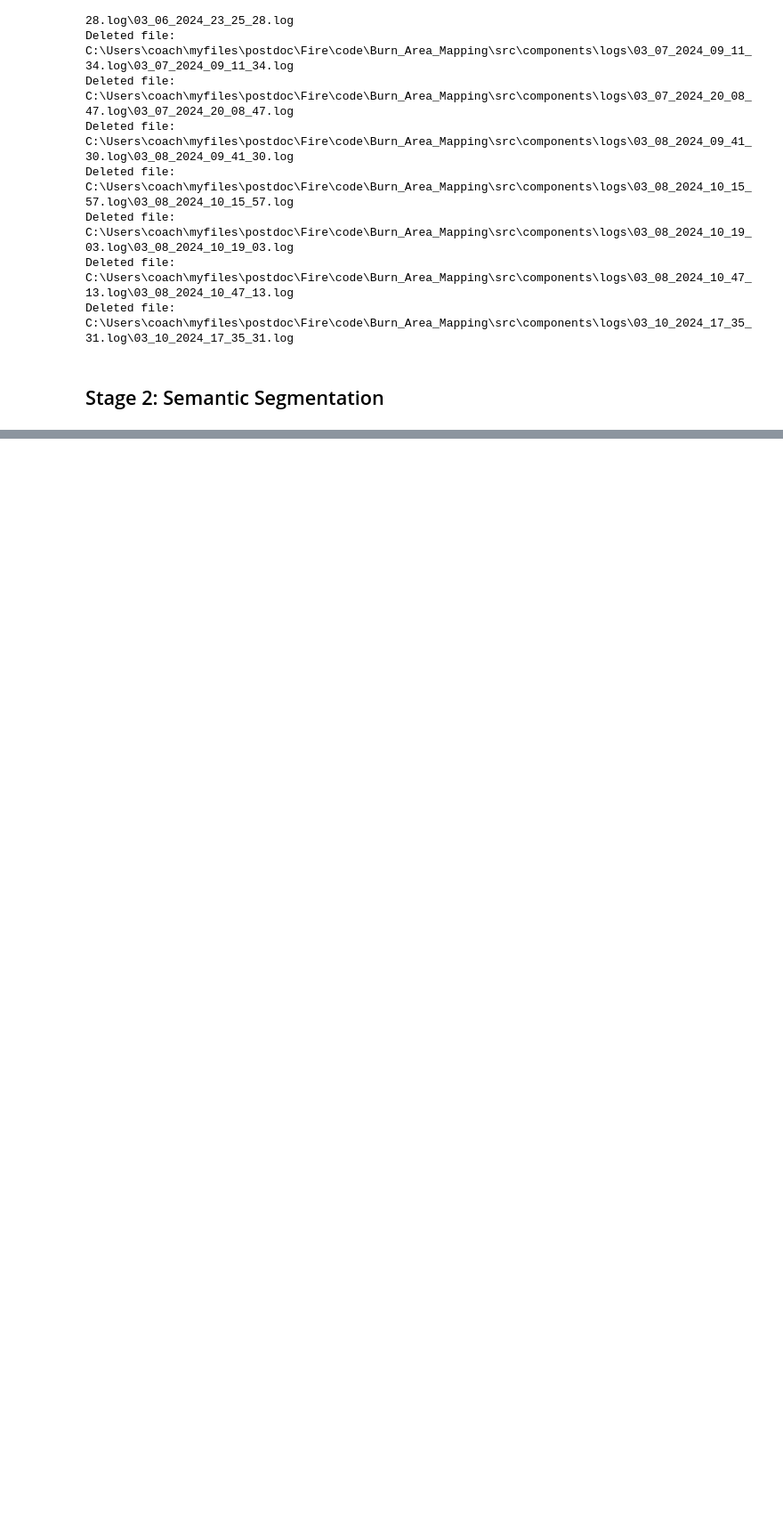
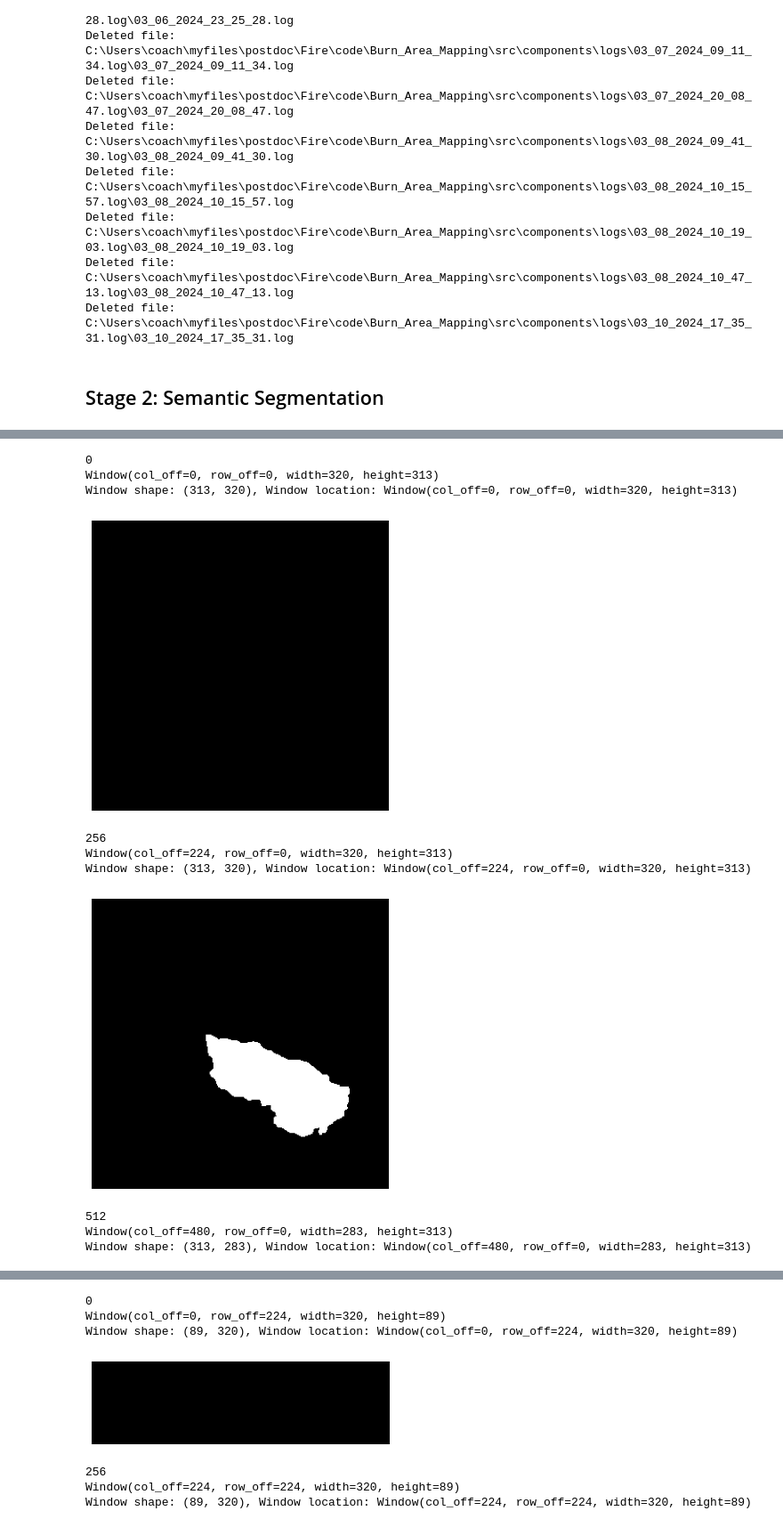
Before and after one commit to Geethen/Burn_Area_Mapping, a Jupyter notebook: src/notebooks/NB_test.ipynb, the cells around one changed output, grey strips where cells are left out. Shown at 89% size. Saved outputs shown, nothing was run; the diff lists cells and outputs as text; code cells hidden in the pictures; blank space fills up the shorter version.

```diff
--- a/src/notebooks/NB_test.ipynb
+++ b/src/notebooks/NB_test.ipynb
@@ -313,0 +239,56 @@ def inference(infile, imgTransforms, model, outfile, patchSize, num_workers=4, d
+# %%
+import rasterio as rio
+from rasterio import windows
+import matplotlib.pyplot as plt
+
+# Define the path to the raster file
+raster_path = r"C:\Users\coach\myfiles\postdoc\Fire\data\DNN\Y\label_0.tif"
+
+def overlapping_blocks(src, overlap=0, band=1, patch_size=64):
+    profile = src.profile
+    profile.update(blockxsize= patch_size, blockysize= patch_size, tiled=True, count=1)
+
+    for ji, window in src.block_windows(1):
+        # Adjust the window to include the overlap
+        col_off = max(window.col_off - overlap, 0)
+        print(window.col_off)
+        row_off = max(window.row_off - overlap, 0)
+        width = min(patch_size + overlap * 2, src.width - col_off)
+        height = min(patch_size + overlap * 2, src.height - row_off)
+
+        window = windows.Window(
+            col_off=col_off,
+            row_off=row_off,
+            width=width,
+            height=height
+        )
+        print(window)
+        yield window
+
+# Function to plot the window
+def plot_window(data):
+    plt.figure(figsize=(6, 6))
+    plt.imshow(data, cmap='gray')
+    plt.axis('off')
+    plt.show()
+
+def process_image(src_img, band_id=1):
+    with rio.open(src_img) as src:
+        for window in overlapping_blocks(src, overlap=32, patch_size=256):
+            src_data = src.read(band_id, window=window)
+            print(f'Window shape: {src_data.shape}, Window location: {window}')
+            plot_window(src_data)
+
+process_image(raster_path)
+# %% [output]
+0
+Window(col_off=0, row_off=0, width=320, height=313)
+Window shape: (313, 320), Window location: Window(col_off=0, row_off=0, width=320, height=313)
+[figure, added]
+256
+Window(col_off=224, row_off=0, width=320, height=313)
+Window shape: (313, 320), Window location: Window(col_off=224, row_off=0, width=320, height=313)
+[figure, added]
+512
+Window(col_off=480, row_off=0, width=283, height=313)
+Window shape: (313, 283), Window location: Window(col_off=480, row_off=0, width=283, height=313)
@@ -313,0 +296,7 @@ def inference(infile, imgTransforms, model, outfile, patchSize, num_workers=4, d
+0
+Window(col_off=0, row_off=224, width=320, height=89)
+Window shape: (89, 320), Window location: Window(col_off=0, row_off=224, width=320, height=89)
+[figure, added]
+256
+Window(col_off=224, row_off=224, width=320, height=89)
+Window shape: (89, 320), Window location: Window(col_off=224, row_off=224, width=320, height=89)
```
Also changed, not shown: parts of 10 cells of this notebook, 3 other files.
